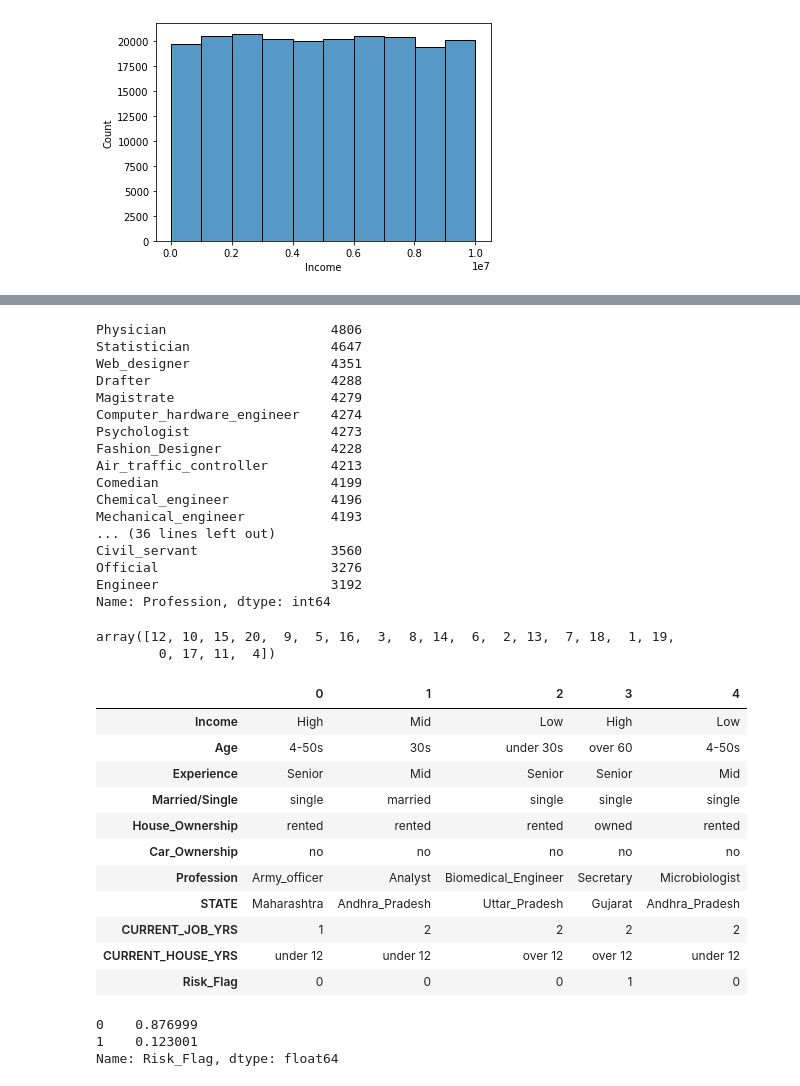
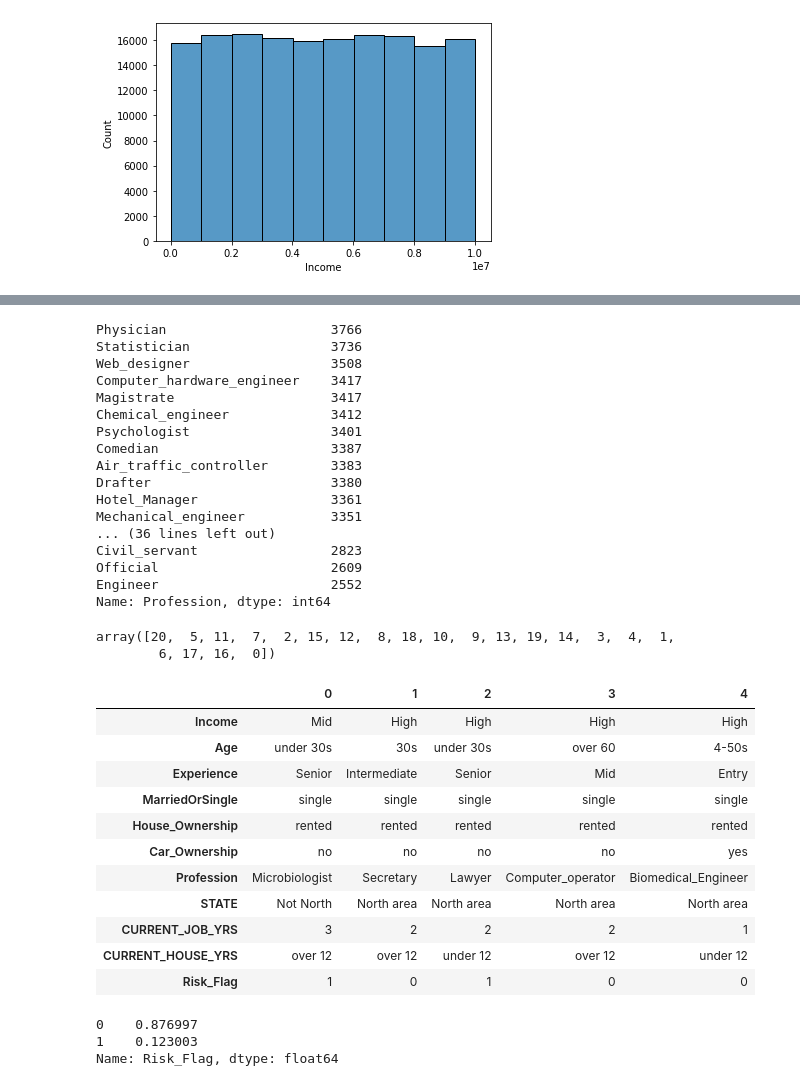
Before and after one commit to hwon-n/section2_project, a Jupyter notebook: section2_project.ipynb, the cells around one changed output, grey strips where cells are left out. Saved outputs shown, nothing was run; the diff lists cells and outputs as text; code cells hidden in the pictures.

```diff
--- a/section2_project.ipynb
+++ b/section2_project.ipynb
@@ -137,5 +134,8 @@ train.profile_report()
 # %%
-train.rename(columns = {'Id': 'ID'}, inplace = True)
+train.rename(columns = {
+    'Id': 'ID',
+    'Married/Single': 'MarriedOrSingle'
+}, inplace = True)
 train.head().T
 # %% [output]
 |  | 0 | 1 | 2 | 3 | 4 |
@@ -157,6 +157,6 @@ train.head().T
 
 target = 'Risk_Flag'
 
-train, val = train_test_split(train, train_size = 0.8, random_state = 2, stratify = train['Risk_Flag'])
-train.shape, val.shape, test.shape
+train, test = train_test_split(train, train_size = 0.8, random_state = 2, stratify = train['Risk_Flag'])
+train.shape, test.shape
 # %% [output]
@@ -163,0 +164,3 @@ train.shape, val.shape, test.shape
+# %%
+train, val = train_test_split(train, train_size = 0.8, random_state = 2, stratify = train[target])
+train.shape, val.shape, test.shape
@@ -250,28 +255,28 @@ Name: Experience, dtype: int64
 # %%
 train.Profession.value_counts()
 # %% [output]
-Physician                     4806
-Statistician                  4647
-Web_designer                  4351
-Drafter                       4288
-Magistrate                    4279
-Computer_hardware_engineer    4274
-Psychologist                  4273
-Fashion_Designer              4228
-Air_traffic_controller        4213
-Comedian                      4199
-Chemical_engineer             4196
-Mechanical_engineer           4193
+Physician                     3766
+Statistician                  3736
+Web_designer                  3508
+Computer_hardware_engineer    3417
+Magistrate                    3417
+Chemical_engineer             3412
+Psychologist                  3401
+Comedian                      3387
+Air_traffic_controller        3383
+Drafter                       3380
+Hotel_Manager                 3361
+Mechanical_engineer           3351
 ... (36 lines left out)
-Civil_servant                 3560
-Official                      3276
-Engineer                      3192
+Civil_servant                 2823
+Official                      2609
+Engineer                      2552
 Name: Profession, dtype: int64
 # %%
 train.Experience.unique()
 # %% [output]
-array([12, 10, 15, 20,  9,  5, 16,  3,  8, 14,  6,  2, 13,  7, 18,  1, 19,
-        0, 17, 11,  4])
+array([20,  5, 11,  7,  2, 15, 12,  8, 18, 10,  9, 13, 19, 14,  3,  4,  1,
+        6, 17, 16,  0])
 # %%
 # feature engineering
 
@@ -319,55 +324,57 @@ def feature(df):
 
   df.drop(columns = cols, inplace = True)
   df.reset_index(drop = True, inplace = True)
 
   ranges = [-1.0, 0.4, 0.7, 1.0]
   label = ['Low', 'Mid', 'High']
 
 
   df.Age = df.Age.apply(age)
   df.Income = pd.cut(df.Income, bins = ranges, labels = label).astype('string')
   df.CURRENT_JOB_YRS = df.CURRENT_JOB_YRS.apply(job_year)
-  # df.STATE = df.STATE.apply(north)
+  df.STATE = df.STATE.apply(north)
   df.Experience = df.Experience.apply(exp)
   # df.Profession = df.Profession.apply(job)
   df.CURRENT_HOUSE_YRS = df.CURRENT_HOUSE_YRS.apply(lambda x: 'over 12' if x > 12 else 'under 12')
 
   return df
 
 minmax = MinMaxScaler()
 
 train['Income'] = minmax.fit_transform(train[['Income']])
 val['Income'] = minmax.transform(val[['Income']])
 test['Income'] = minmax.transform(test[['Income']])
 
 train = feature(train)
 val = feature(val)
 test = feature(test)
 
 train.head().T
 # %% [output]
 |  | 0 | 1 | 2 | 3 | 4 |
-| Income | High | Mid | Low | High | Low |
-| Age | 4-50s | 30s | under 30s | over 60 | 4-50s |
-| Experience | Senior | Mid | Senior | Senior | Mid |
-| Married/Single | single | married | single | single | single |
-| House_Ownership | rented | rented | rented | owned | rented |
-| Car_Ownership | no | no | no | no | no |
-| Profession | Army_officer | Analyst | Biomedical_Engineer | Secretary | Microbiologist |
-| STATE | Maharashtra | Andhra_Pradesh | Uttar_Pradesh | Gujarat | Andhra_Pradesh |
-| CURRENT_JOB_YRS | 1 | 2 | 2 | 2 | 2 |
-| CURRENT_HOUSE_YRS | under 12 | under 12 | over 12 | over 12 | under 12 |
-| Risk_Flag | 0 | 0 | 0 | 1 | 0 |
+| Income | Mid | High | High | High | High |
+| Age | under 30s | 30s | under 30s | over 60 | 4-50s |
+| Experience | Senior | Intermediate | Senior | Mid | Entry |
+| MarriedOrSingle | single | single | single | single | single |
+| House_Ownership | rented | rented | rented | rented | rented |
+| Car_Ownership | no | no | no | no | yes |
+| Profession | Microbiologist | Secretary | Lawyer | Computer_operator | Biomedical_Engineer |
+| STATE | Not North | North area | North area | North area | North area |
+| CURRENT_JOB_YRS | 3 | 2 | 2 | 2 | 1 |
+| CURRENT_HOUSE_YRS | over 12 | over 12 | under 12 | over 12 | under 12 |
+| Risk_Flag | 1 | 0 | 1 | 0 | 0 |
 # %%
 X_train = train.drop(columns = target)
 y_train = train[target]
 X_val = val.drop(columns = target)
 y_val = val[target]
+X_test = test.drop(columns = target)
+y_test = test[target]
 
 y_train.value_counts(normalize = True)
 # %% [output]
-0    0.876999
-1    0.123001
+0    0.876997
+1    0.123003
 Name: Risk_Flag, dtype: float64
 # %%
 X_train.head().T
```
Also changed, not shown: parts of 38 cells of this notebook.
